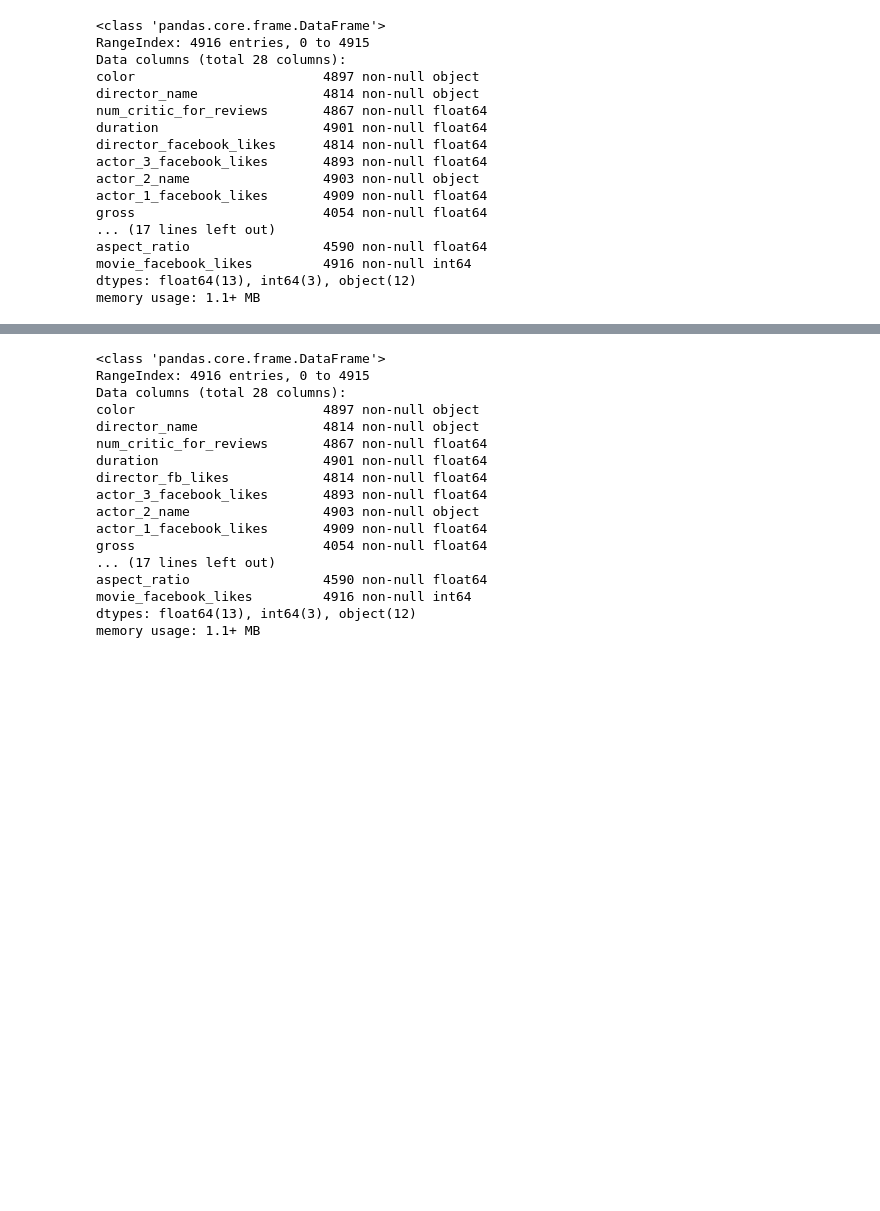
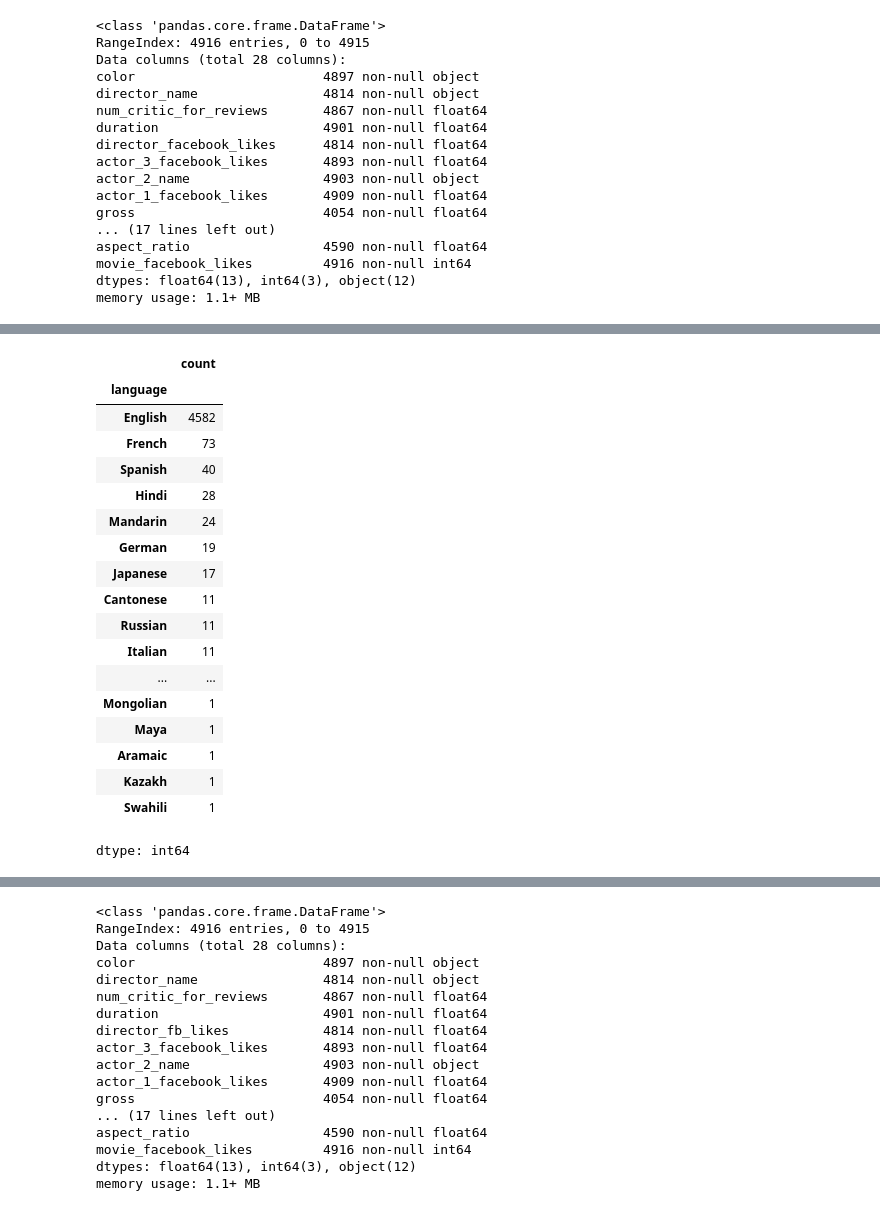
Before and after one commit to Rosevanes/Data-Analyst, a Jupyter notebook: 03_Manipulation_des_donnees_avec_Pandas.ipynb, the cells around one changed output, grey strips where cells are left out. Drawn from its saved outputs; the diff is of its cells as text; code cells hidden in the pictures; blank space fills up the shorter version.

```diff
--- a/03_Manipulation_des_donnees_avec_Pandas.ipynb
+++ b/03_Manipulation_des_donnees_avec_Pandas.ipynb
@@ -268,0 +335,23 @@ Name: color, dtype: int64
+# %%
+#la proportion de chaque valeur unique dans la colonne
+movie.language.value_counts()
+# %% [output]
+|  | count |
+| language |  |
+| English | 4582 |
+| French | 73 |
+| Spanish | 40 |
+| Hindi | 28 |
+| Mandarin | 24 |
+| German | 19 |
+| Japanese | 17 |
+| Cantonese | 11 |
+| Russian | 11 |
+| Italian | 11 |
+| ... | ... |
+| Mongolian | 1 |
+| Maya | 1 |
+| Aramaic | 1 |
+| Kazakh | 1 |
+| Swahili | 1 |
+dtype: int64
```
Also changed, not shown: parts of 35 cells of this notebook.
